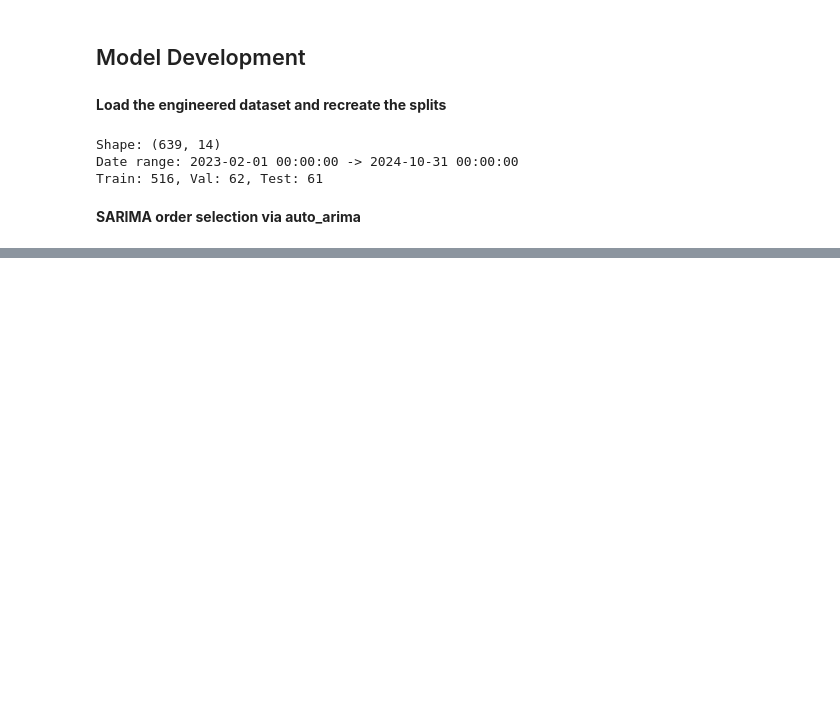
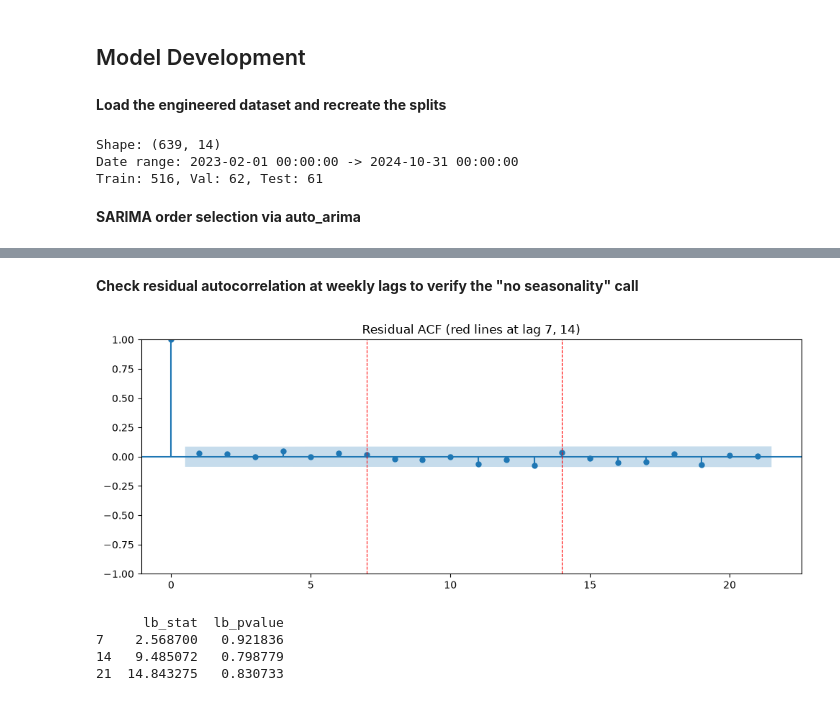
Before and after one commit to JanakaUPerera/ml_recon_sl, a Jupyter notebook: notebooks/03_model_development.ipynb, the cells around one changed output, grey strips where cells are left out. Saved outputs shown, nothing was run; the diff lists cells and outputs as text; code cells hidden in the pictures; blank space fills up the shorter version.

Commit message:
Save model development codes

```diff
--- a/notebooks/03_model_development.ipynb
+++ b/notebooks/03_model_development.ipynb
@@ -62,3 +62,28 @@ Performing stepwise search to minimize aic
 
 Warnings:
 [1] Covariance matrix calculated using the outer product of gradients (complex-step).
+# %% [markdown]
+**Check residual autocorrelation at weekly lags to verify the "no seasonality" call**
+# %%
+from statsmodels.graphics.tsaplots import plot_acf
+from statsmodels.stats.diagnostic import acorr_ljungbox
+
+residuals = sarima_model.resid()
+
+fig, ax = plt.subplots(figsize=(10, 4))
+plot_acf(residuals, lags=21, ax=ax)
+ax.axvline(7, color="red", linestyle="--", linewidth=0.8)
+ax.axvline(14, color="red", linestyle="--", linewidth=0.8)
+ax.set_title("Residual ACF (red lines at lag 7, 14)")
+plt.tight_layout()
+plt.show()
+
+# Formal test for residual autocorrelation specifically at weekly lags
+lb_test = acorr_ljungbox(residuals, lags=[7, 14, 21], return_df=True)
+print(lb_test)
+# %% [output]
+[figure, added]
+      lb_stat  lb_pvalue
+7    2.568700   0.921836
+14   9.485072   0.798779
+21  14.843275   0.830733
```
Also changed, not shown: parts of 35 cells of this notebook.
